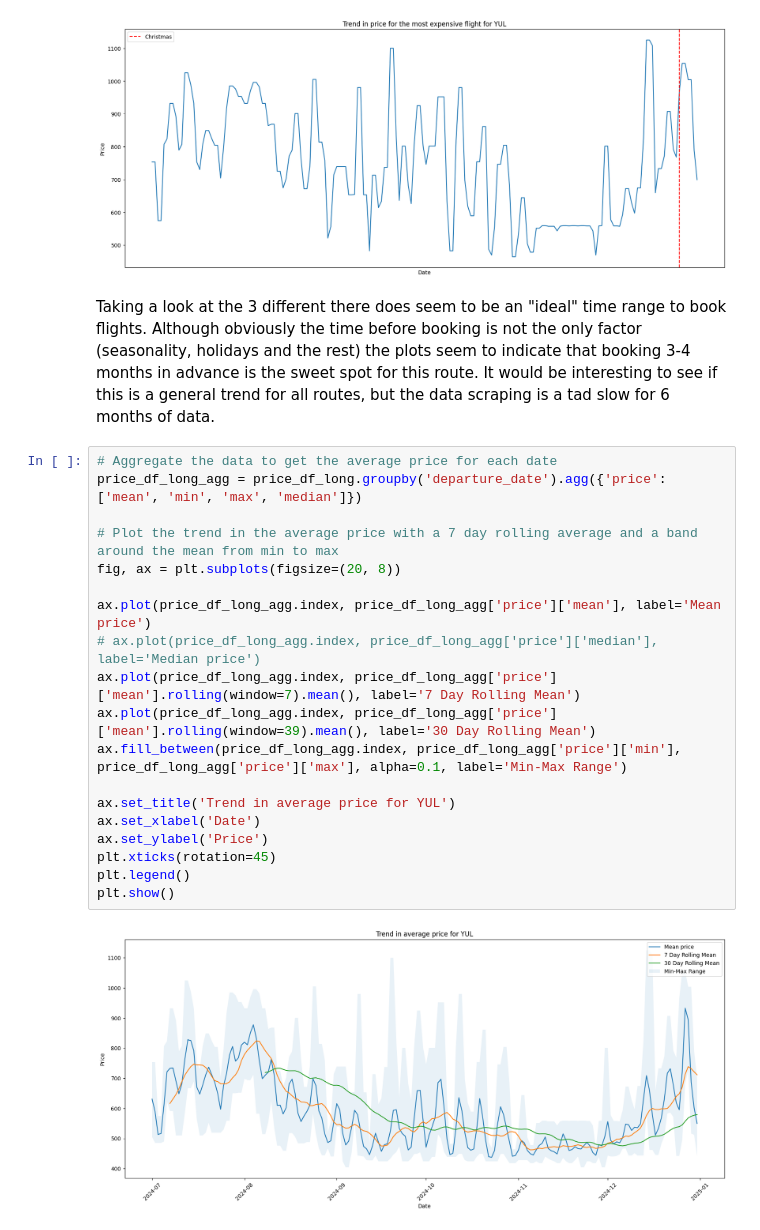
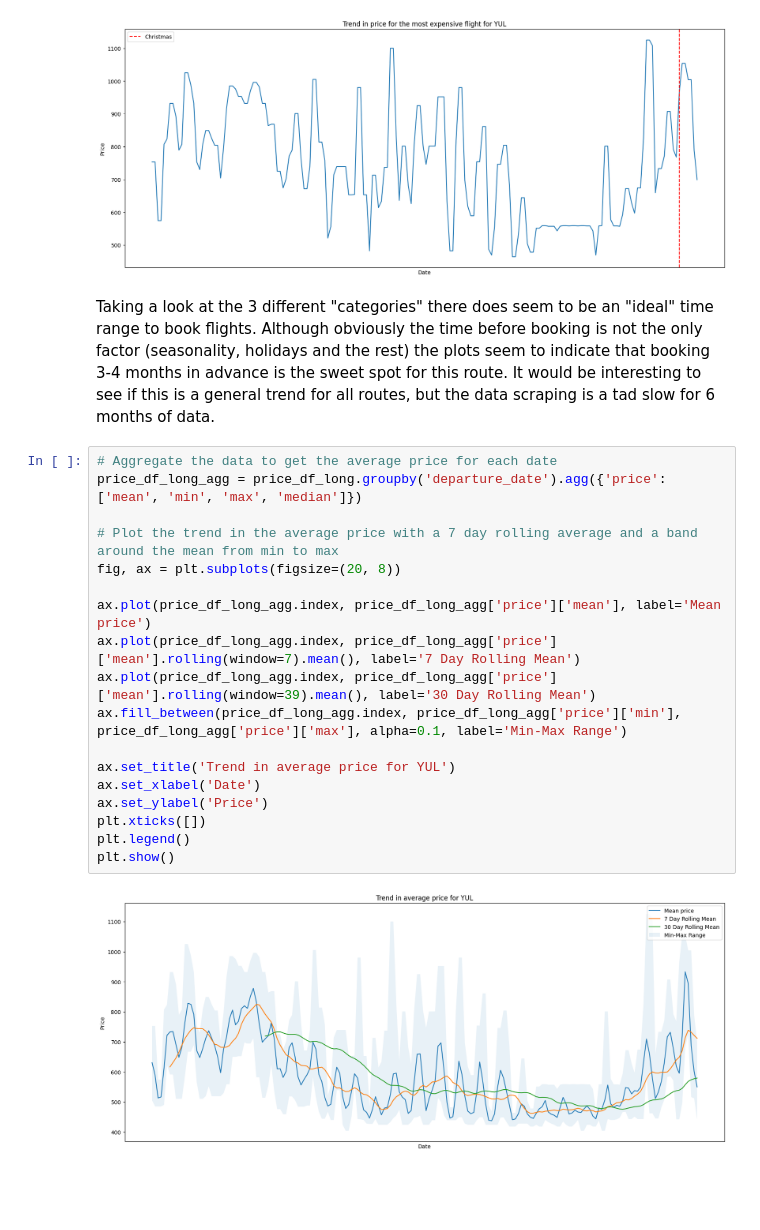
Before and after one commit to r9119/FPT, a Jupyter notebook: Notebooks/Google_Flights.ipynb, the cells around one changed output. Cells and saved outputs as stored; diff of their text form; blank space fills up the shorter version.

```diff
--- a/Notebooks/Google_Flights.ipynb
+++ b/Notebooks/Google_Flights.ipynb
@@ -993,25 +993,24 @@ plt.show()
 # %% [output]
 [figure]
 # %% [markdown]
-Taking a look at the 3 different there does seem to be an "ideal" time range to book flights. Although obviously the time before booking is not the only factor (seasonality, holidays and the rest) the plots seem to indicate that booking 3-4 months in advance is the sweet spot for this route. It would be interesting to see if this is a general trend for all routes, but the data scraping is a tad slow for 6 months of data.
+Taking a look at the 3 different "categories" there does seem to be an "ideal" time range to book flights. Although obviously the time before booking is not the only factor (seasonality, holidays and the rest) the plots seem to indicate that booking 3-4 months in advance is the sweet spot for this route. It would be interesting to see if this is a general trend for all routes, but the data scraping is a tad slow for 6 months of data.
 # %%
 # Aggregate the data to get the average price for each date
 price_df_long_agg = price_df_long.groupby('departure_date').agg({'price': ['mean', 'min', 'max', 'median']})
 
 # Plot the trend in the average price with a 7 day rolling average and a band around the mean from min to max
 fig, ax = plt.subplots(figsize=(20, 8))
 
 ax.plot(price_df_long_agg.index, price_df_long_agg['price']['mean'], label='Mean price')
-# ax.plot(price_df_long_agg.index, price_df_long_agg['price']['median'], label='Median price')
 ax.plot(price_df_long_agg.index, price_df_long_agg['price']['mean'].rolling(window=7).mean(), label='7 Day Rolling Mean')
 ax.plot(price_df_long_agg.index, price_df_long_agg['price']['mean'].rolling(window=39).mean(), label='30 Day Rolling Mean')
 ax.fill_between(price_df_long_agg.index, price_df_long_agg['price']['min'], price_df_long_agg['price']['max'], alpha=0.1, label='Min-Max Range')
 
 ax.set_title('Trend in average price for YUL')
 ax.set_xlabel('Date')
 ax.set_ylabel('Price')
-plt.xticks(rotation=45)
+plt.xticks([])
 plt.legend()
 plt.show()
 # %% [output]
-[figure, old version]
+[figure, new version]
```
Also changed, not shown: parts of 1 cell of this notebook.
